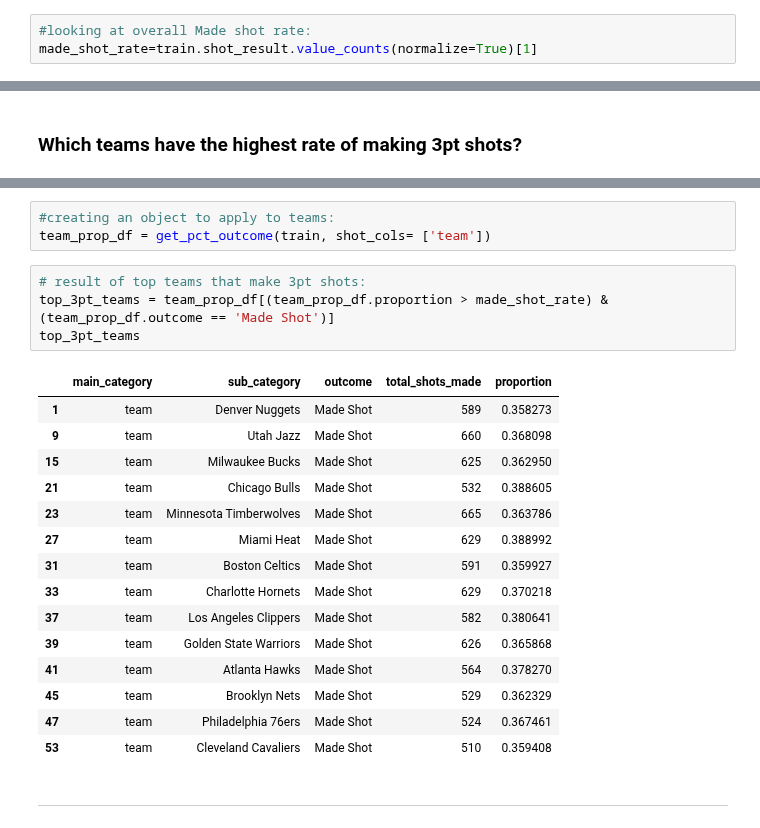
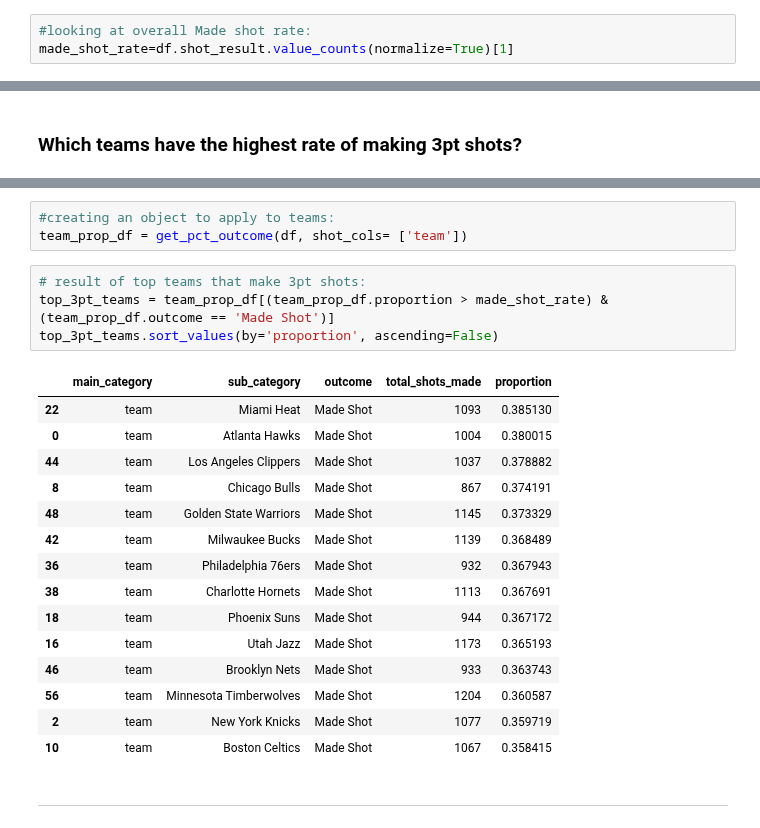
Before and after one commit to Eyring-Miller-Muriithi-capstone/shot-caller-for-ballers, a Jupyter notebook: Notebooks/Jen/Explore_main.ipynb, the cells around one changed output, grey strips where cells are left out. Saved outputs shown, nothing was run; the diff lists cells and outputs as text.

```diff
--- a/Notebooks/Jen/Explore_main.ipynb
+++ b/Notebooks/Jen/Explore_main.ipynb
@@ -116,7 +116,7 @@ Made Shot      0.357217
 Name: shot_result, dtype: float64
 # %%
 #looking at overall Made shot rate:
-made_shot_rate=train.shot_result.value_counts(normalize=True)[1]
+made_shot_rate=df.shot_result.value_counts(normalize=True)[1]
 # %% [markdown]
 ### Overall Made shot rate is 36%
 
@@ -253,26 +259,26 @@ get_pct_outcome(train, shot_cols= ['team'])
 # %%
 #creating an object to apply to teams:
-team_prop_df = get_pct_outcome(train, shot_cols= ['team'])
+team_prop_df = get_pct_outcome(df, shot_cols= ['team'])
 # %%
 # result of top teams that make 3pt shots:
 top_3pt_teams = team_prop_df[(team_prop_df.proportion > made_shot_rate) & (team_prop_df.outcome == 'Made Shot')]
-top_3pt_teams
+top_3pt_teams.sort_values(by='proportion', ascending=False)
 # %% [output]
 |  | main_category | sub_category | outcome | total_shots_made | proportion |
-| 1 | team | Denver Nuggets | Made Shot | 589 | 0.358273 |
-| 9 | team | Utah Jazz | Made Shot | 660 | 0.368098 |
-| 15 | team | Milwaukee Bucks | Made Shot | 625 | 0.362950 |
-| 21 | team | Chicago Bulls | Made Shot | 532 | 0.388605 |
-| 23 | team | Minnesota Timberwolves | Made Shot | 665 | 0.363786 |
-| 27 | team | Miami Heat | Made Shot | 629 | 0.388992 |
-| 31 | team | Boston Celtics | Made Shot | 591 | 0.359927 |
-| 33 | team | Charlotte Hornets | Made Shot | 629 | 0.370218 |
-| 37 | team | Los Angeles Clippers | Made Shot | 582 | 0.380641 |
-| 39 | team | Golden State Warriors | Made Shot | 626 | 0.365868 |
-| 41 | team | Atlanta Hawks | Made Shot | 564 | 0.378270 |
-| 45 | team | Brooklyn Nets | Made Shot | 529 | 0.362329 |
-| 47 | team | Philadelphia 76ers | Made Shot | 524 | 0.367461 |
-| 53 | team | Cleveland Cavaliers | Made Shot | 510 | 0.359408 |
+| 22 | team | Miami Heat | Made Shot | 1093 | 0.385130 |
+| 0 | team | Atlanta Hawks | Made Shot | 1004 | 0.380015 |
+| 44 | team | Los Angeles Clippers | Made Shot | 1037 | 0.378882 |
+| 8 | team | Chicago Bulls | Made Shot | 867 | 0.374191 |
+| 48 | team | Golden State Warriors | Made Shot | 1145 | 0.373329 |
+| 42 | team | Milwaukee Bucks | Made Shot | 1139 | 0.368489 |
+| 36 | team | Philadelphia 76ers | Made Shot | 932 | 0.367943 |
+| 38 | team | Charlotte Hornets | Made Shot | 1113 | 0.367691 |
+| 18 | team | Phoenix Suns | Made Shot | 944 | 0.367172 |
+| 16 | team | Utah Jazz | Made Shot | 1173 | 0.365193 |
+| 46 | team | Brooklyn Nets | Made Shot | 933 | 0.363743 |
+| 56 | team | Minnesota Timberwolves | Made Shot | 1204 | 0.360587 |
+| 2 | team | New York Knicks | Made Shot | 1077 | 0.359719 |
+| 10 | team | Boston Celtics | Made Shot | 1067 | 0.358415 |
 # %% [markdown]
 ______________________
 # %% [markdown]
```
Also changed, not shown: parts of 51 cells of this notebook.
